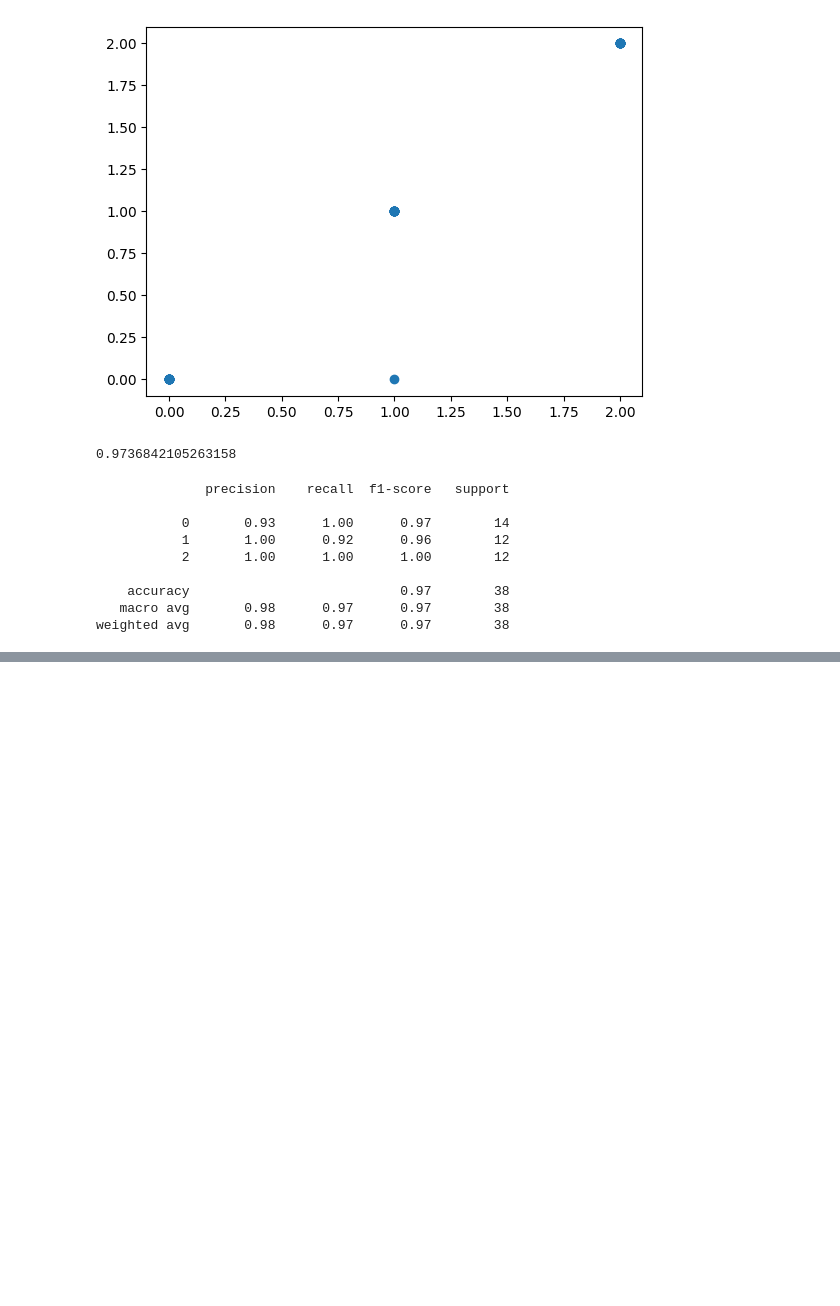
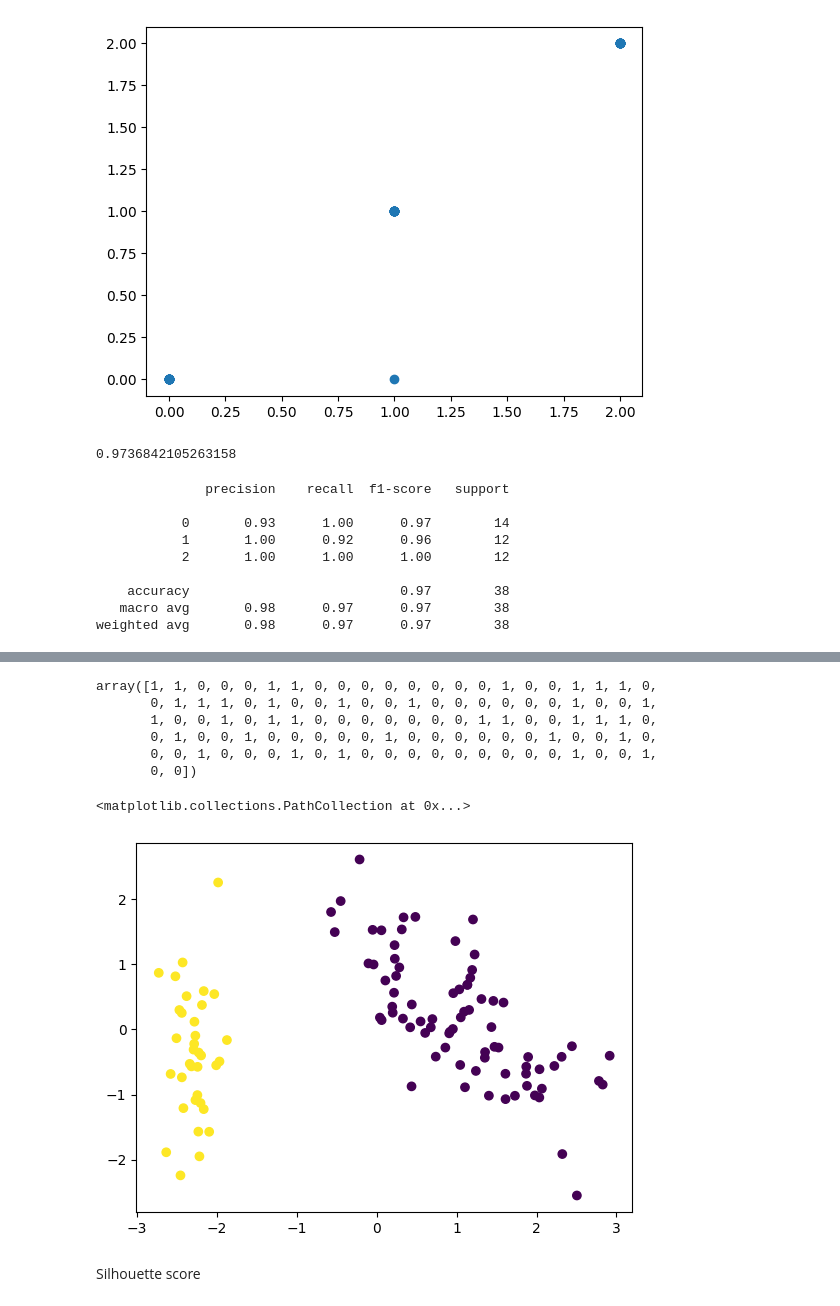
Before and after one commit to Parishri07/Classification-of-flower-categories, a Jupyter notebook: Iris_dataset.ipynb, the cells around one changed output, grey strips where cells are left out. Saved outputs shown, nothing was run; the diff lists cells and outputs as text; code cells hidden in the pictures; blank space fills up the shorter version.

```diff
--- a/Iris_dataset.ipynb
+++ b/Iris_dataset.ipynb
@@ -492,0 +548,16 @@ weighted avg       0.98      0.97      0.97        38
+# %%
+cluster.labels_
+# %% [output]
+array([1, 1, 0, 0, 0, 1, 1, 0, 0, 0, 0, 0, 0, 0, 0, 1, 0, 0, 1, 1, 1, 0,
+       0, 1, 1, 1, 0, 1, 0, 0, 1, 0, 0, 1, 0, 0, 0, 0, 0, 0, 1, 0, 0, 1,
+       1, 0, 0, 1, 0, 1, 1, 0, 0, 0, 0, 0, 0, 0, 1, 1, 0, 0, 1, 1, 1, 0,
+       0, 1, 0, 0, 1, 0, 0, 0, 0, 0, 1, 0, 0, 0, 0, 0, 0, 1, 0, 0, 1, 0,
+       0, 0, 1, 0, 0, 0, 1, 0, 1, 0, 0, 0, 0, 0, 0, 0, 0, 0, 1, 0, 0, 1,
+       0, 0])
+# %%
+plt.scatter(pca_scaled[:,0], pca_scaled[:,1], c=cluster.labels_)
+# %% [output]
+<matplotlib.collections.PathCollection at 0x...>
+[figure, added]
+# %% [markdown]
+Silhouette score
```
Also changed, not shown: parts of 16 cells of this notebook.
